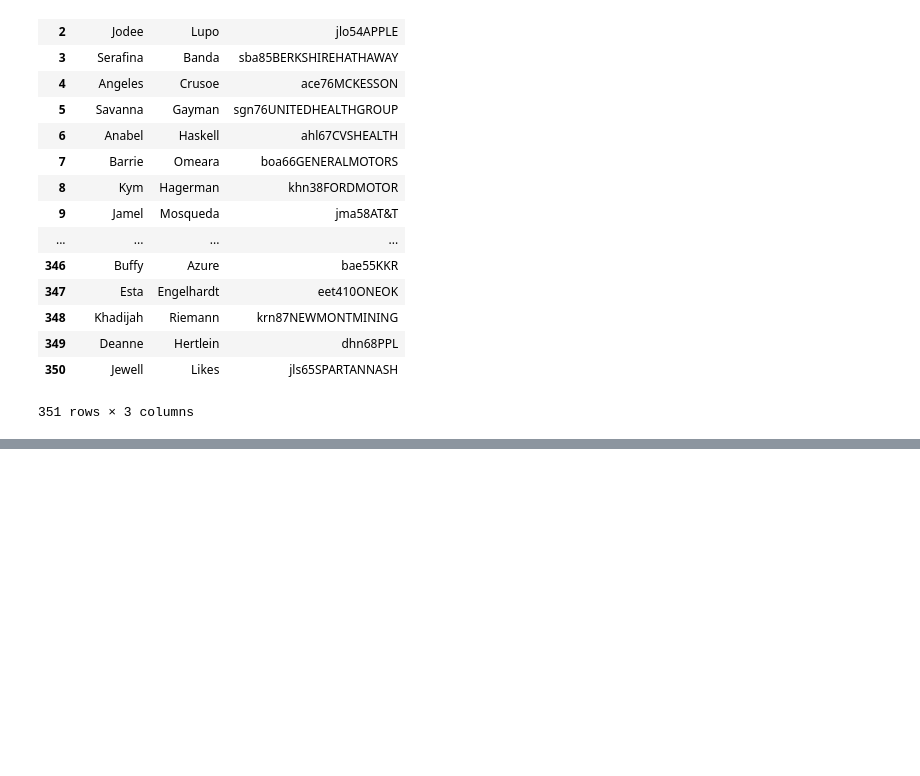
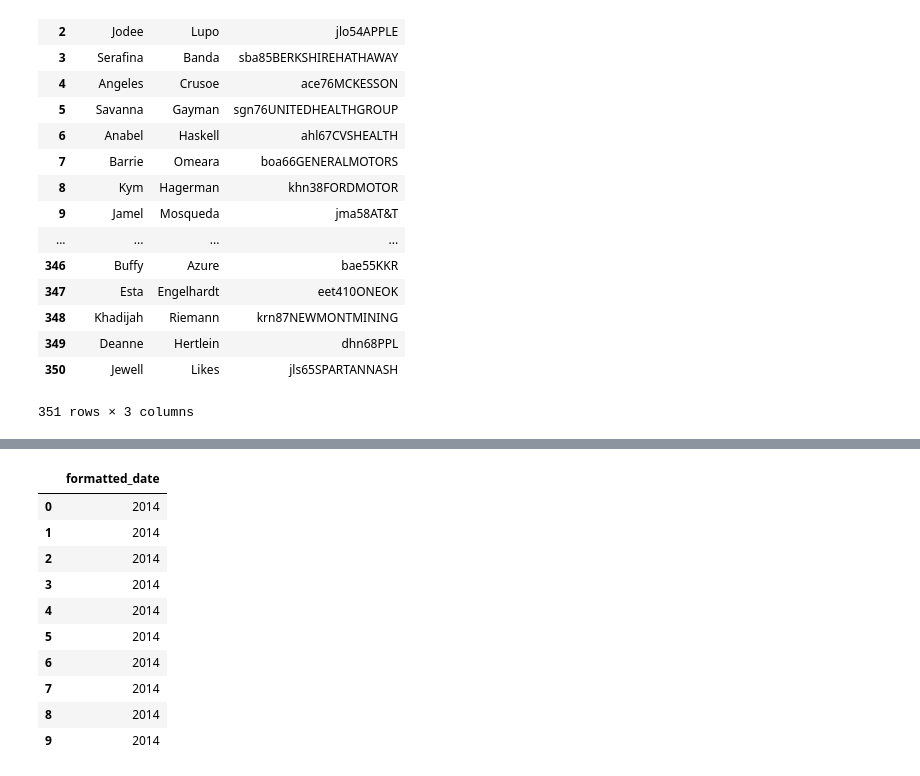
Before and after one commit to rebeccaebarnes/SQL-Practice, a Jupyter notebook: sql_practice.ipynb, the cells around one changed output, grey strips where cells are left out. Saved outputs shown, nothing was run; the diff lists cells and outputs as text; code cells hidden in the pictures; blank space fills up the shorter version.

```diff
--- a/sql_practice.ipynb
+++ b/sql_practice.ipynb
@@ -3702,0 +3769,20 @@ sql_query('WITH t1 AS ( \
+# %%
+# 3. Cast the formatted date as a date format
+query_syntax = 'SELECT CAST(SUBSTR(date, INSTR(date, "/") + 4, 4) || "-" || \
+                       SUBSTR(date, INSTR(date, "/") + 1, 2) || "-" || \
+                       SUBSTR(date, 1, INSTR(date, "/") -1) AS date) AS formatted_date \
+                FROM sf_crime \
+                LIMIT 10;'
+pd.read_sql(query_syntax, sf_crime_engine)
+# %% [output]
+|  | formatted_date |
+| 0 | 2014 |
+| 1 | 2014 |
+| 2 | 2014 |
+| 3 | 2014 |
+| 4 | 2014 |
+| 5 | 2014 |
+| 6 | 2014 |
+| 7 | 2014 |
+| 8 | 2014 |
+| 9 | 2014 |
```
Also changed, not shown: parts of 18 cells of this notebook.
